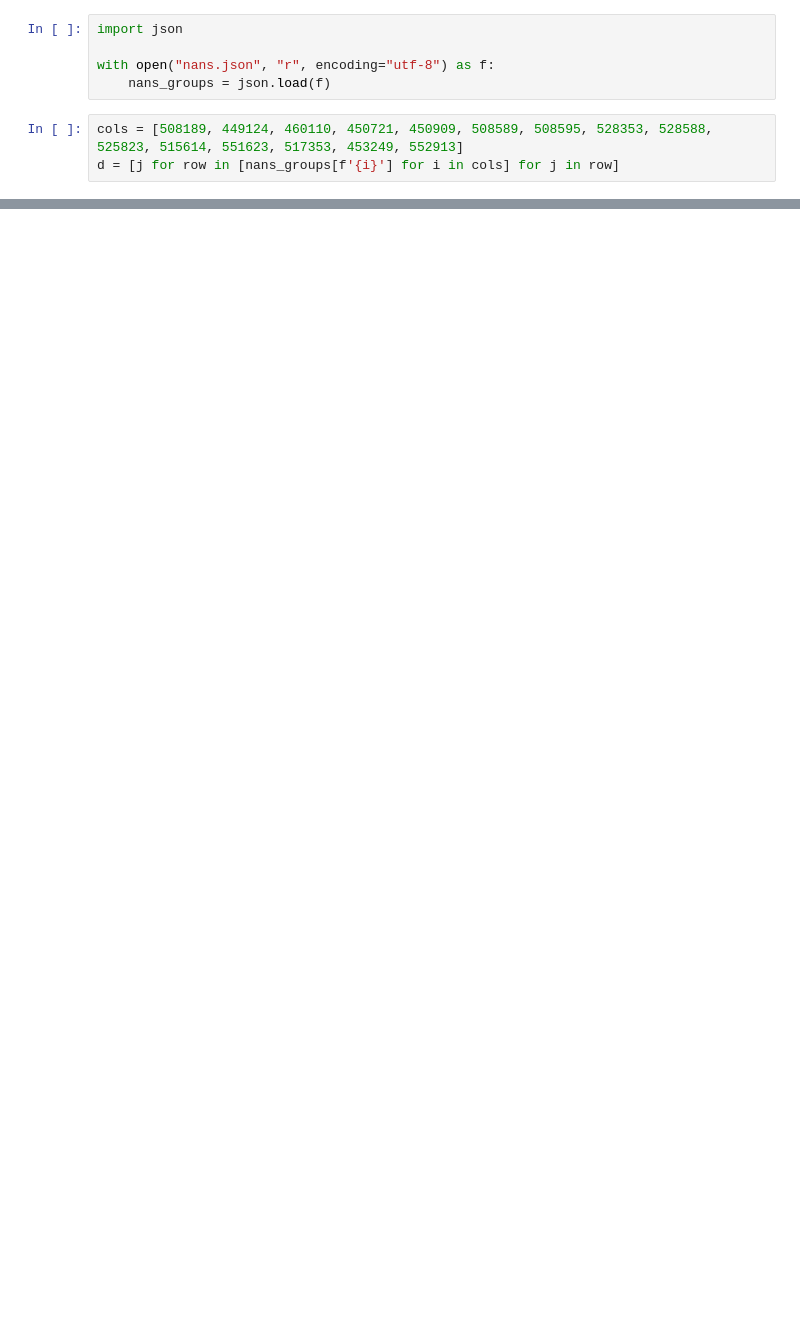
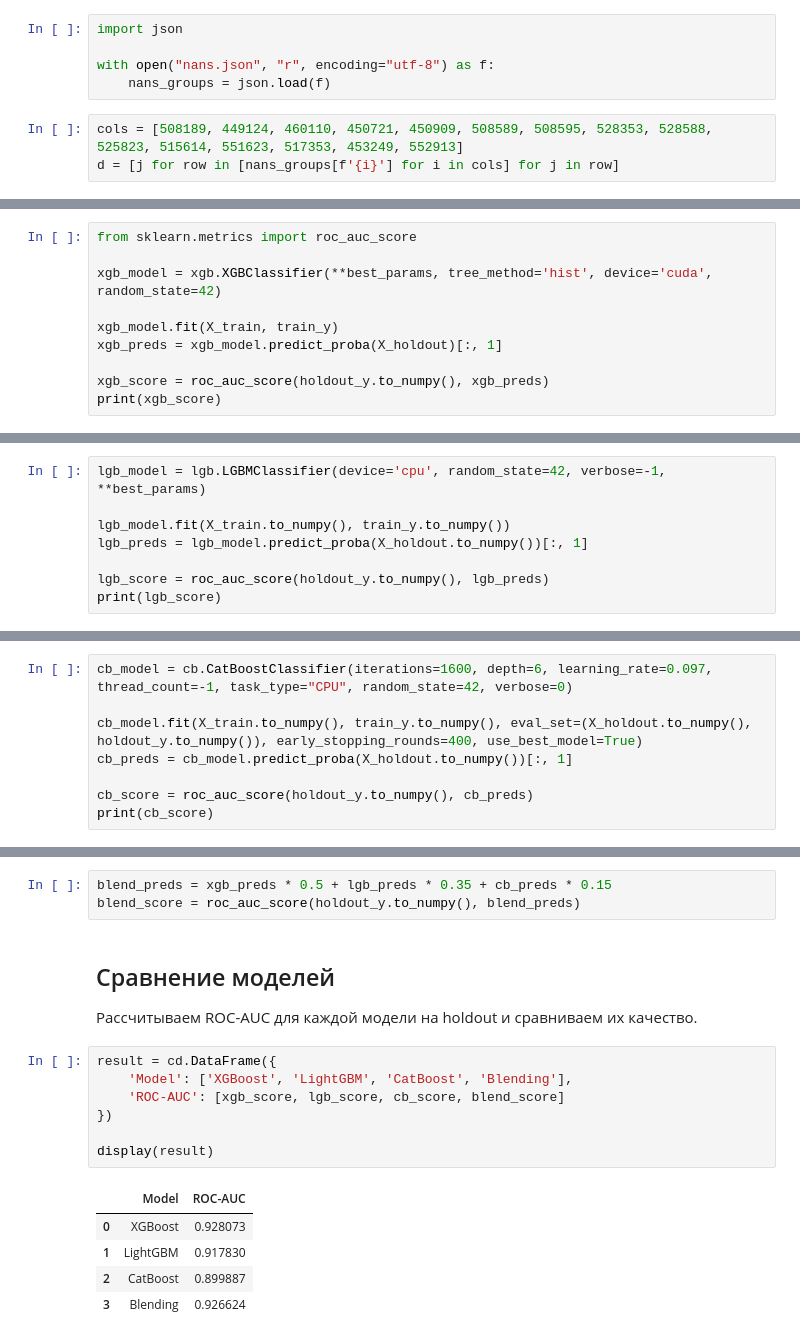
Before and after one commit to nezdraviy/IEEE-CIS-Fraud-Detection, a Jupyter notebook: notebooks/02_fe_modeling.ipynb, the cells around one changed output, grey strips where cells are left out. Saved outputs shown, nothing was run; the diff lists cells and outputs as text; blank space fills up the shorter version.

```diff
--- a/notebooks/02_fe_modeling.ipynb
+++ b/notebooks/02_fe_modeling.ipynb
@@ -293,0 +296,10 @@ sample_df.to_csv('../data/final/blending.csv', index=False)
+# %%
+from sklearn.metrics import roc_auc_score
+
+xgb_model = xgb.XGBClassifier(**best_params, tree_method='hist', device='cuda', random_state=42)
+
+xgb_model.fit(X_train, train_y)
+xgb_preds = xgb_model.predict_proba(X_holdout)[:, 1]
+
+xgb_score = roc_auc_score(holdout_y.to_numpy(), xgb_preds)
+print(xgb_score)
@@ -293,0 +312,8 @@ sample_df.to_csv('../data/final/blending.csv', index=False)
+# %%
+lgb_model = lgb.LGBMClassifier(device='cpu', random_state=42, verbose=-1, **best_params)
+
+lgb_model.fit(X_train.to_numpy(), train_y.to_numpy())
+lgb_preds = lgb_model.predict_proba(X_holdout.to_numpy())[:, 1]
+
+lgb_score = roc_auc_score(holdout_y.to_numpy(), lgb_preds)
+print(lgb_score)
@@ -293,0 +326,8 @@ sample_df.to_csv('../data/final/blending.csv', index=False)
+# %%
+cb_model = cb.CatBoostClassifier(iterations=1600, depth=6, learning_rate=0.097, thread_count=-1, task_type="CPU", random_state=42, verbose=0)
+
+cb_model.fit(X_train.to_numpy(), train_y.to_numpy(), eval_set=(X_holdout.to_numpy(), holdout_y.to_numpy()), early_stopping_rounds=400, use_best_model=True)
+cb_preds = cb_model.predict_proba(X_holdout.to_numpy())[:, 1]
+
+cb_score = roc_auc_score(holdout_y.to_numpy(), cb_preds)
+print(cb_score)
@@ -293,0 +340,20 @@ sample_df.to_csv('../data/final/blending.csv', index=False)
+# %%
+blend_preds = xgb_preds * 0.5 + lgb_preds * 0.35 + cb_preds * 0.15
+blend_score = roc_auc_score(holdout_y.to_numpy(), blend_preds)
+# %% [markdown]
+## Сравнение моделей
+
+Рассчитываем ROC-AUC для каждой модели на holdout и сравниваем их качество.
+# %%
+result = cd.DataFrame({
+    'Model': ['XGBoost', 'LightGBM', 'CatBoost', 'Blending'],
+    'ROC-AUC': [xgb_score, lgb_score, cb_score, blend_score]
+})
+
+display(result)
+# %% [output]
+|  | Model | ROC-AUC |
+| 0 | XGBoost | 0.928073 |
+| 1 | LightGBM | 0.917830 |
+| 2 | CatBoost | 0.899887 |
+| 3 | Blending | 0.926624 |
```
Also changed, not shown: parts of 53 cells of this notebook.
